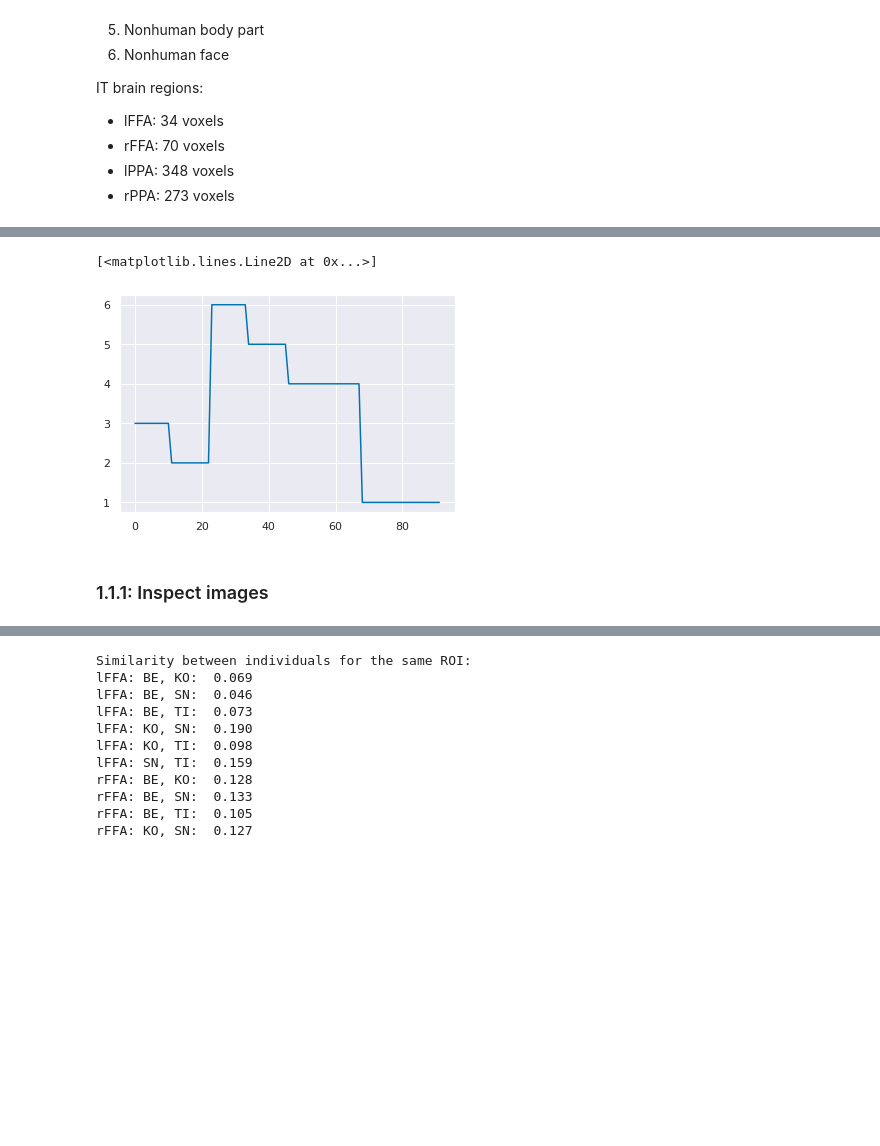
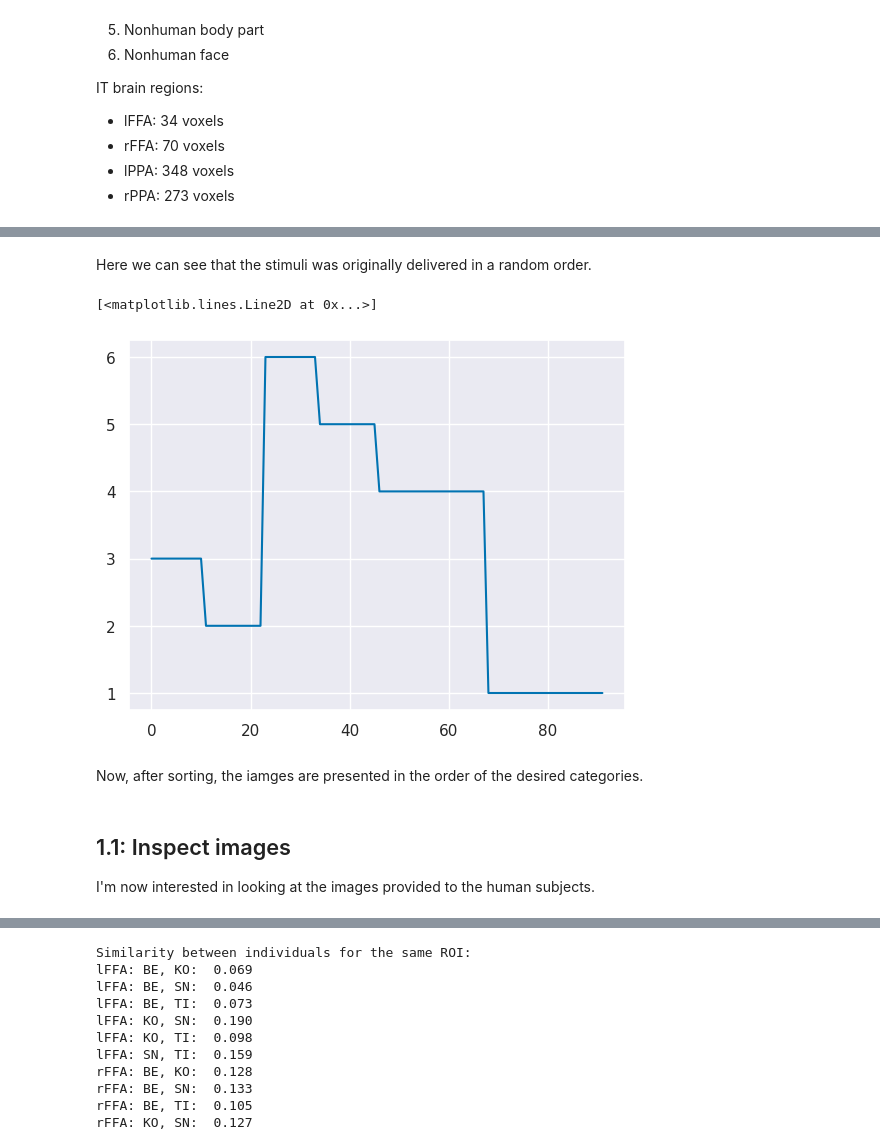
Before and after one commit to Olivia-Yoo/neuro140, a Jupyter notebook: code/human_processing.ipynb, the cells around one changed output, grey strips where cells are left out. Drawn from its saved outputs; the diff is of its cells as text; code cells hidden in the pictures; blank space fills up the shorter version.

```diff
--- a/code/human_processing.ipynb
+++ b/code/human_processing.ipynb
@@ -120,24 +137,31 @@ Text(0, 0.5, 'Category')
+# %% [markdown]
+Here we can see that the stimuli was originally delivered in a random order.
 # %%
 sort_ids = labels.argsort()
 
 cat1_ids = list(sort_ids[0:24])
 cat2_ids = list(sort_ids[24:36])
 cat3_ids = list(sort_ids[36:47])
 cat4_ids = list(sort_ids[47:69])
 cat5_ids = list(sort_ids[69:81])
 cat6_ids = list(sort_ids[81:92])
 
 ordered_ids = cat3_ids + cat2_ids + cat6_ids + cat5_ids + cat4_ids + cat1_ids
 
 ordered_images = images[ordered_ids]
 ordered_labels = labels[ordered_ids]
+n_images = len(ordered_images)
 ordered_categories = ['human face', 'human body part', 'nonhuman face', 'nonhuman body part', 'natural inanimate', 'artificial inanimate']
 plt.plot(ordered_labels)
 # %% [output]
 [<matplotlib.lines.Line2D at 0x...>]
-[figure, old version]
+[figure, new version]
-# %% [markdown]
-### 1.1.1: Inspect images
+# %% [markdown]
+Now, after sorting, the iamges are presented in the order of the desired categories.
+# %% [markdown]
+## 1.1: Inspect images
+
+I'm now interested in looking at the images provided to the human subjects.
 # %%
 plt.imshow(images[0,0])
 plt.grid(None)
```
Also changed, not shown: parts of 48 cells of this notebook, 2 other files.
